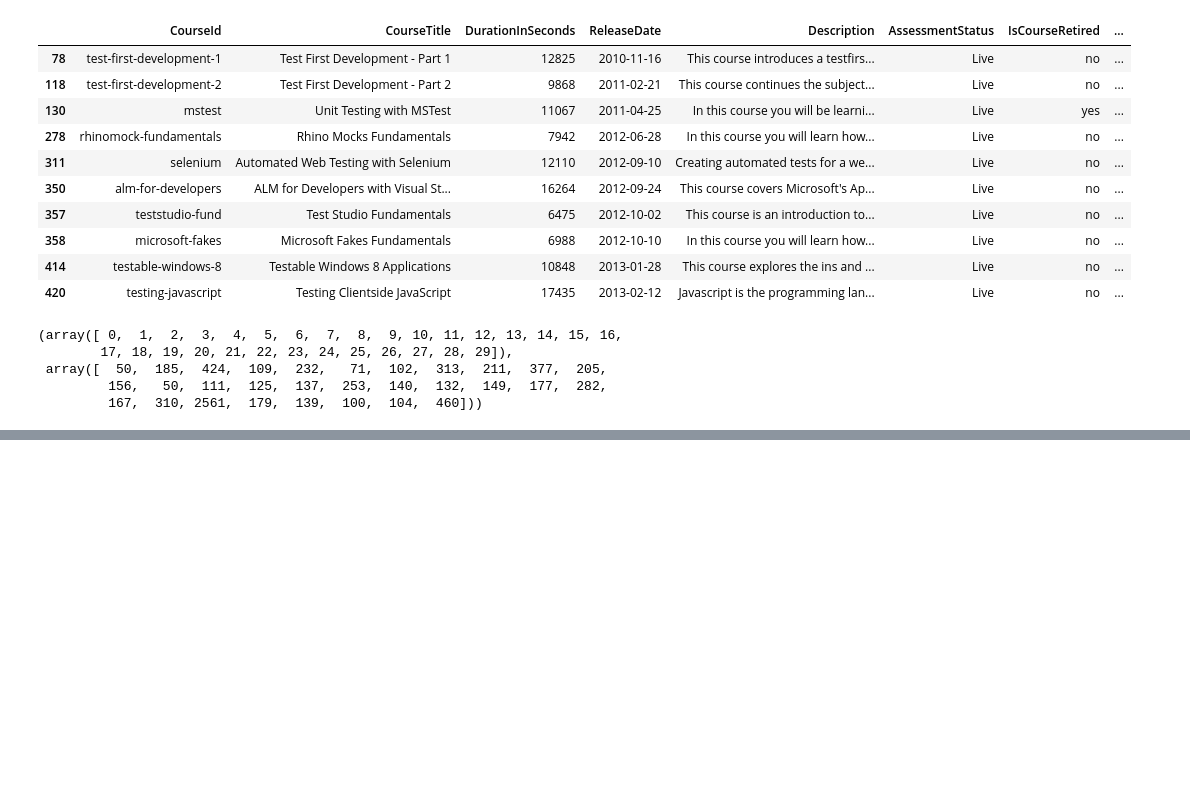
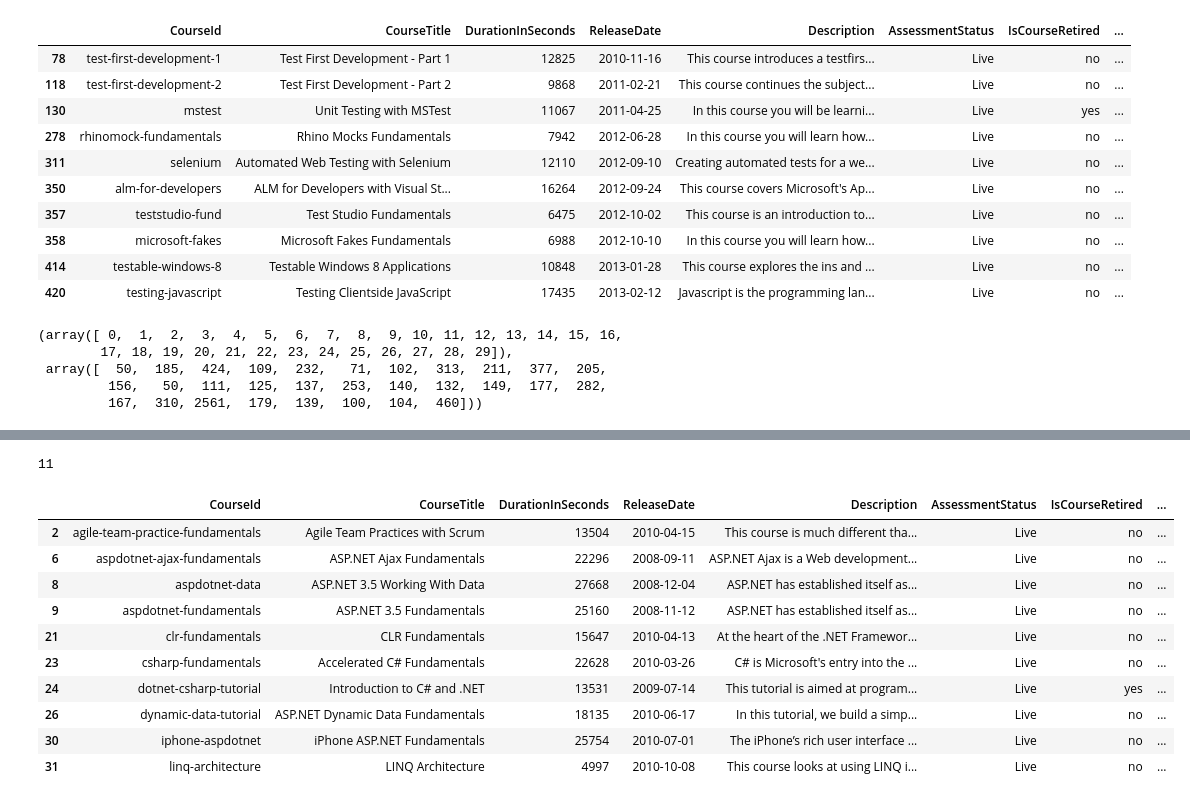
Before and after one commit to alextanhongpin/recommender-learn, a Jupyter notebook: 01_clustering_based_recommender.ipynb, the cells around one changed output, grey strips where cells are left out. Cells and saved outputs as stored; diff of their text form; code cells hidden in the pictures; blank space fills up the shorter version.

```diff
--- a/01_clustering_based_recommender.ipynb
+++ b/01_clustering_based_recommender.ipynb
@@ -208,0 +304,15 @@ np.unique(course_df["ClusterPrediction"], return_counts=True)
+# %%
+recommend_util("game programming")
+# %% [output]
+11
+|  | CourseId | CourseTitle | DurationInSeconds | ReleaseDate | Description | AssessmentStatus | IsCourseRetired | ... |
+| 2 | agile-team-practice-fundamentals | Agile Team Practices with Scrum | 13504 | 2010-04-15 | This course is much different tha... | Live | no | ... |
+| 6 | aspdotnet-ajax-fundamentals | ASP.NET Ajax Fundamentals | 22296 | 2008-09-11 | ASP.NET Ajax is a Web development... | Live | no | ... |
+| 8 | aspdotnet-data | ASP.NET 3.5 Working With Data | 27668 | 2008-12-04 | ASP.NET has established itself as... | Live | no | ... |
+| 9 | aspdotnet-fundamentals | ASP.NET 3.5 Fundamentals | 25160 | 2008-11-12 | ASP.NET has established itself as... | Live | no | ... |
+| 21 | clr-fundamentals | CLR Fundamentals | 15647 | 2010-04-13 | At the heart of the .NET Framewor... | Live | no | ... |
+| 23 | csharp-fundamentals | Accelerated C# Fundamentals | 22628 | 2010-03-26 | C# is Microsoft's entry into the ... | Live | no | ... |
+| 24 | dotnet-csharp-tutorial | Introduction to C# and .NET | 13531 | 2009-07-14 | This tutorial is aimed at program... | Live | yes | ... |
+| 26 | dynamic-data-tutorial | ASP.NET Dynamic Data Fundamentals | 18135 | 2010-06-17 | In this tutorial, we build a simp... | Live | no | ... |
+| 30 | iphone-aspdotnet | iPhone ASP.NET Fundamentals | 25754 | 2010-07-01 | The iPhone’s rich user interface ... | Live | no | ... |
+| 31 | linq-architecture | LINQ Architecture | 4997 | 2010-10-08 | This course looks at using LINQ i... | Live | no | ... |
```
Also changed, not shown: parts of 11 cells of this notebook, 1 other file.
